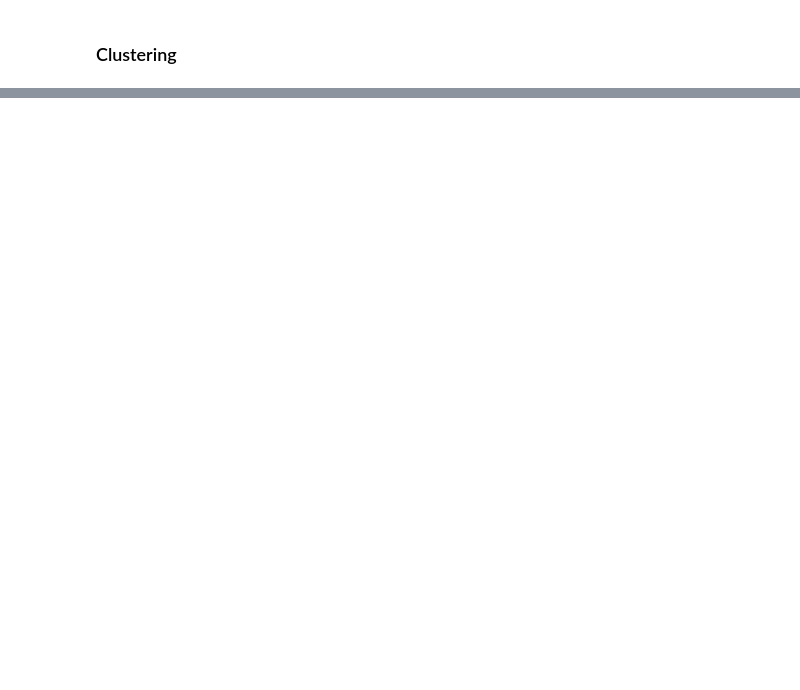
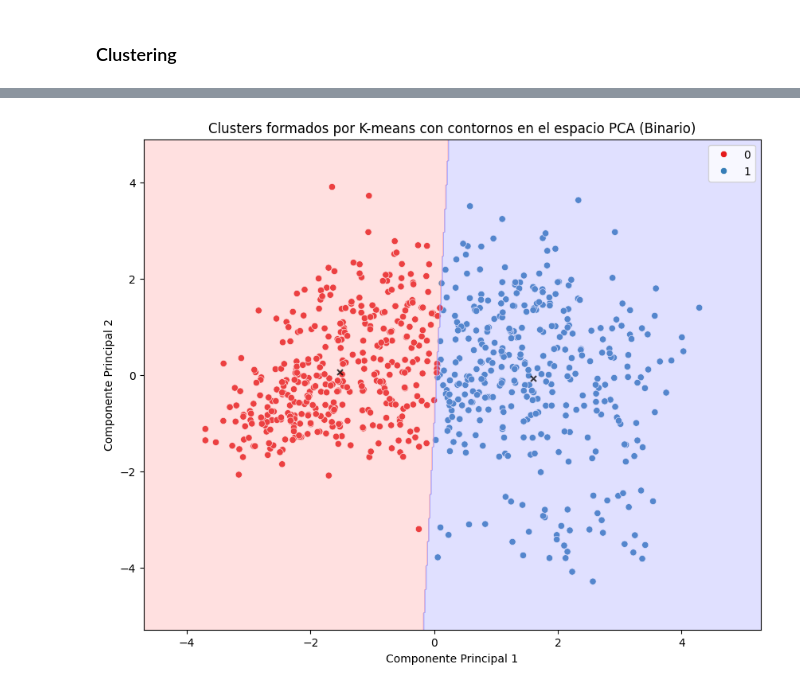
Before and after one commit to ricardogr07/trabajo-final-aprendizaje, a Jupyter notebook: src/Analisis_ML_Workflow.ipynb, the cells around one changed output, grey strips where cells are left out. Cells and saved outputs as stored; diff of their text form; code cells hidden in the pictures; blank space fills up the shorter version.

```diff
--- a/src/Analisis_ML_Workflow.ipynb
+++ b/src/Analisis_ML_Workflow.ipynb
@@ -878,0 +902,38 @@ plt.show()
+# %%
+# Obtener los labels del clustering
+labels_kmeans = kmeans.labels_
+
+# Obtener los centros de los clusters
+centroids = kmeans.cluster_centers_
+
+# Visualizar los clusters con los contornos
+plt.figure(figsize=(10, 8))
+
+sns.scatterplot(x=X_pca[:, 0], y=X_pca[:, 1], hue=labels_kmeans, palette='Set1', legend='full')
+
+# Dibujar contornos (líneas de decisión) para cada cluster
+# Crear una malla de puntos para evaluar el modelo en toda el área
+x_min, x_max = X_pca[:, 0].min() - 1, X_pca[:, 0].max() + 1
+y_min, y_max = X_pca[:, 1].min() - 1, X_pca[:, 1].max() + 1
+xx, yy = np.meshgrid(np.arange(x_min, x_max, 0.02), np.arange(y_min, y_max, 0.02))
+
+# Predecir los clusters para cada punto en la malla
+Z = kmeans.predict(np.c_[xx.ravel(), yy.ravel()])
+Z = Z.reshape(xx.shape)
+
+# Crear una paleta de colores personalizada que coincida con los colores de los puntos
+custom_cmap = ListedColormap(['#FF9999', '#9999FF'])  # Rojo claro y azul claro
+
+# Dibujar los contornos (líneas de decisión) con los colores ajustados
+plt.contourf(xx, yy, Z, alpha=0.3, cmap=custom_cmap)
+
+
+# Dibujar los centroides de los clusters
+plt.scatter(centroids[:, 0], centroids[:, 1], c='black', s=25, alpha=0.75, marker='x')
+
+plt.title('Clusters formados por K-means con contornos en el espacio PCA (Binario)')
+plt.xlabel('Componente Principal 1')
+plt.ylabel('Componente Principal 2')
+plt.show()
+# %% [output]
+[figure, added]
```
Also changed, not shown: parts of 6 cells of this notebook.
